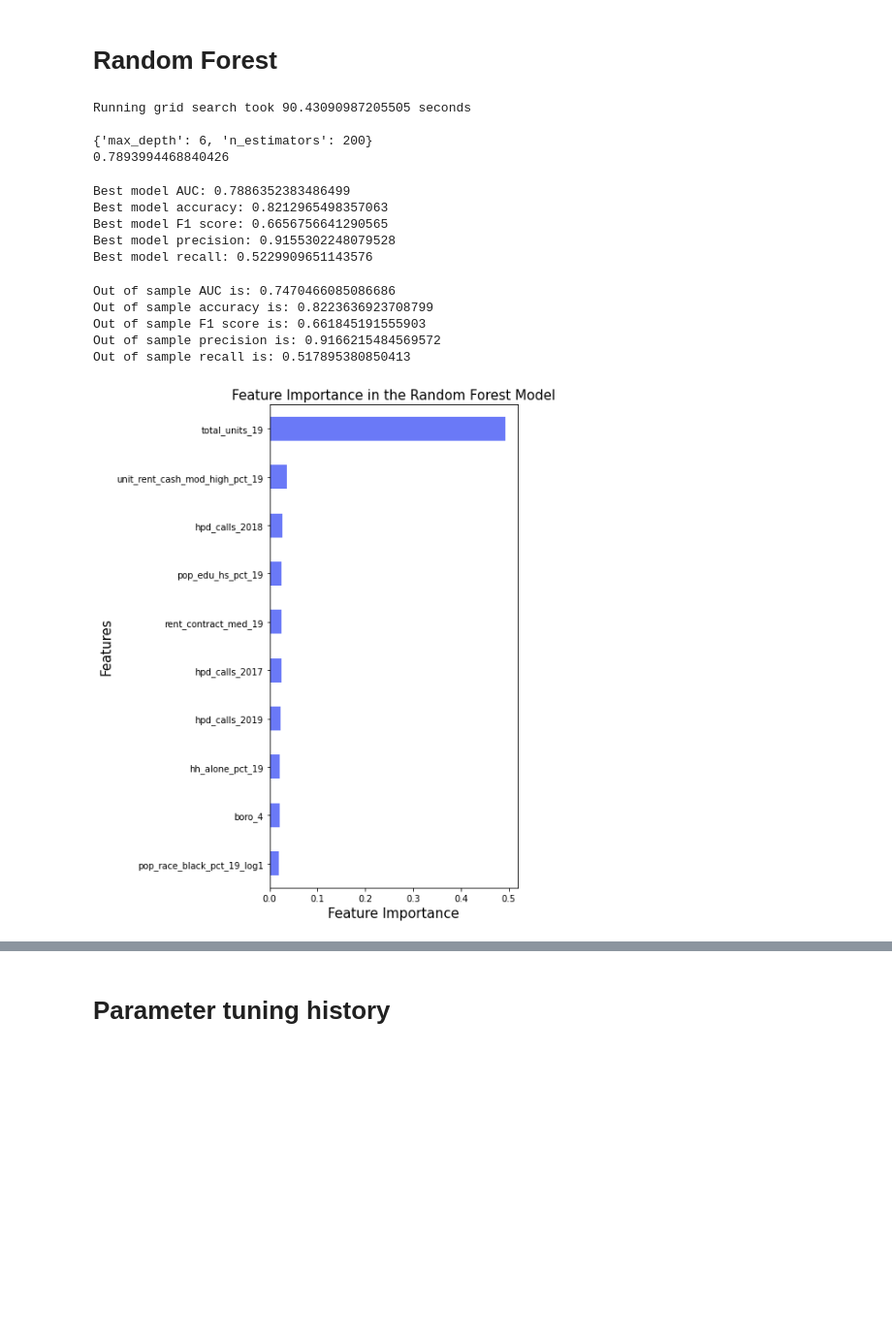
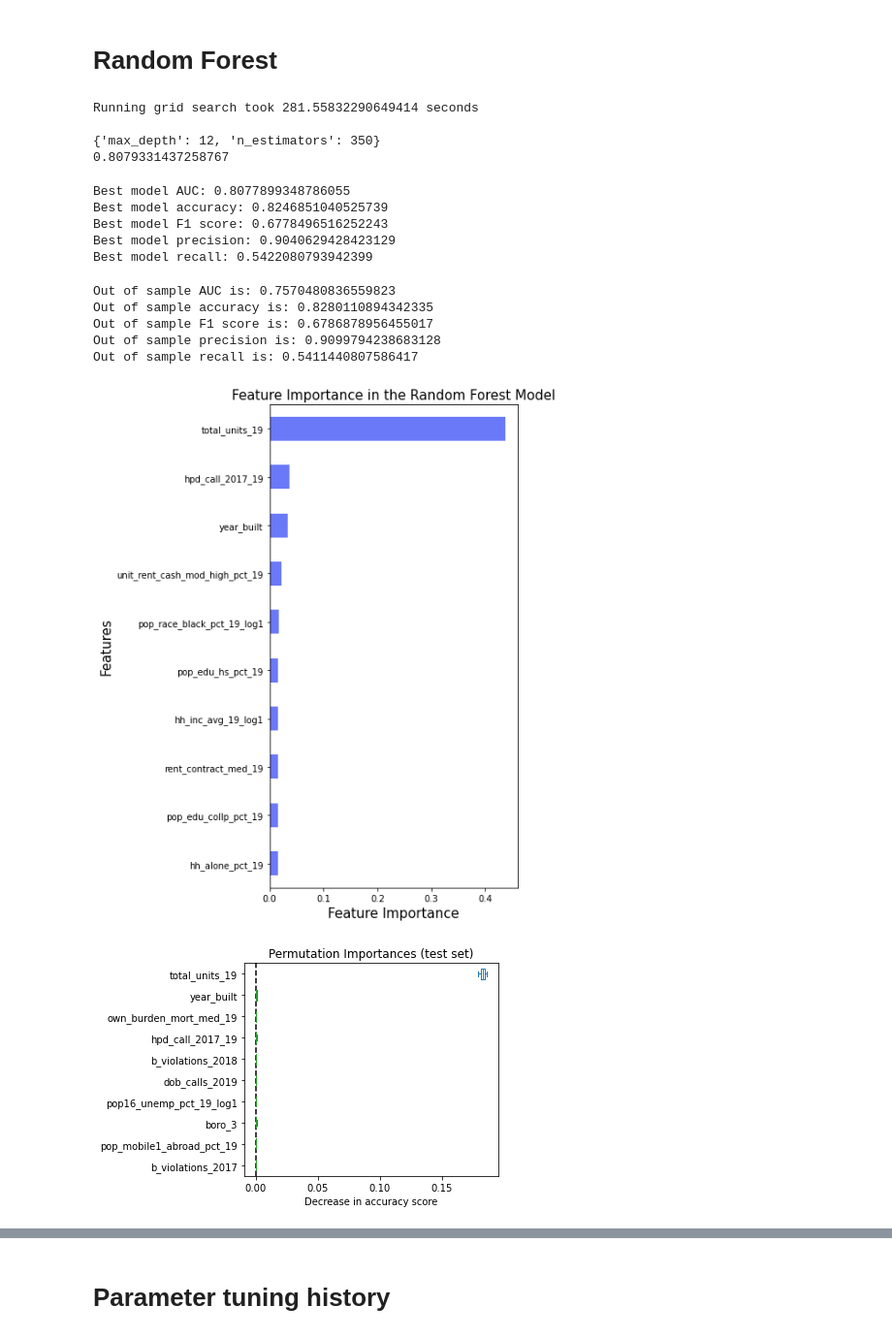
Before and after one commit to ajparaiso/MLC_SP23, a Jupyter notebook: 2.models/Random Forest.ipynb, the cells around one changed output, grey strips where cells are left out. Shown at 97% size. Saved outputs shown, nothing was run; the diff lists cells and outputs as text; code cells hidden in the pictures; blank space fills up the shorter version.

```diff
--- a/2.models/Random Forest.ipynb
+++ b/2.models/Random Forest.ipynb
@@ -60,8 +60,8 @@ scoring = {'Accuracy':'accuracy',
            'AUC':'roc_auc'
 }
 
-param_grid = {'max_depth':[2, 4, 6],
-              'n_estimators': [100, 200, 300]
+param_grid = {'max_depth':[8, 10, 12],
+              'n_estimators': [250, 300, 350]
 }
 
 start = time.time()
@@ -77,10 +77,10 @@ print()
 print(fit.best_params_)
 print(fit.best_score_)
 # %% [output]
-Running grid search took 90.43090987205505 seconds
+Running grid search took 281.55832290649414 seconds
 
-{'max_depth': 6, 'n_estimators': 200}
-0.7893994468840426
+{'max_depth': 12, 'n_estimators': 350}
+0.8079331437258767
 # %%
 # get all cv metrics for best model
 
@@ -91,11 +91,11 @@ print("Best model F1 score:", fit.cv_results_['mean_test_F1 Score'][best_params_
 print("Best model precision:", fit.cv_results_['mean_test_Precision'][best_params_index])
 print("Best model recall:", fit.cv_results_['mean_test_Recall'][best_params_index])
 # %% [output]
-Best model AUC: 0.7886352383486499
-Best model accuracy: 0.8212965498357063
-Best model F1 score: 0.6656756641290565
-Best model precision: 0.9155302248079528
-Best model recall: 0.5229909651143576
+Best model AUC: 0.8077899348786055
+Best model accuracy: 0.8246851040525739
+Best model F1 score: 0.6778496516252243
+Best model precision: 0.9040629428423129
+Best model recall: 0.5422080793942399
 # %%
 # score model on test set
 from sklearn import metrics
@@ -113,11 +113,11 @@ print("Out of sample F1 score is:", f1)
 print("Out of sample precision is:", prec)
 print("Out of sample recall is:", rec)
 # %% [output]
-Out of sample AUC is: 0.7470466085086686
-Out of sample accuracy is: 0.8223636923708799
-Out of sample F1 score is: 0.661845191555903
-Out of sample precision is: 0.9166215484569572
-Out of sample recall is: 0.517895380850413
+Out of sample AUC is: 0.7570480836559823
+Out of sample accuracy is: 0.8280110894342335
+Out of sample F1 score is: 0.6786878956455017
+Out of sample precision is: 0.9099794238683128
+Out of sample recall is: 0.5411440807586417
 # %%
 # get feature importance
 from matplotlib import pyplot as plt
@@ -131,4 +131,26 @@ plt.xlabel('Feature Importance',fontsize = 15)
 plt.ylabel('Features',fontsize = 15)
 plt.show()
 # %% [output]
-[figure, old version]
+[figure, new version]
+# %%
+# permutation importance
+from sklearn.inspection import permutation_importance
+
+rf = fit.best_estimator_
+
+result = permutation_importance(
+    rf, X_train, y_train, n_repeats=10, random_state=42, n_jobs=2
+)
+
+sorted_importances_idx = result.importances_mean.argsort()
+importances = pd.DataFrame(
+    result.importances[sorted_importances_idx][-10:].T,
+    columns=X.columns[sorted_importances_idx][-10:],
+)
+ax = importances.plot.box(vert=False, whis=10)
+ax.set_title("Permutation Importances (test set)")
+ax.axvline(x=0, color="k", linestyle="--")
+ax.set_xlabel("Decrease in accuracy score")
+ax.figure.tight_layout()
+# %% [output]
+[figure, added]
```
Also changed, not shown: parts of 9 cells of this notebook, 6 other files.
